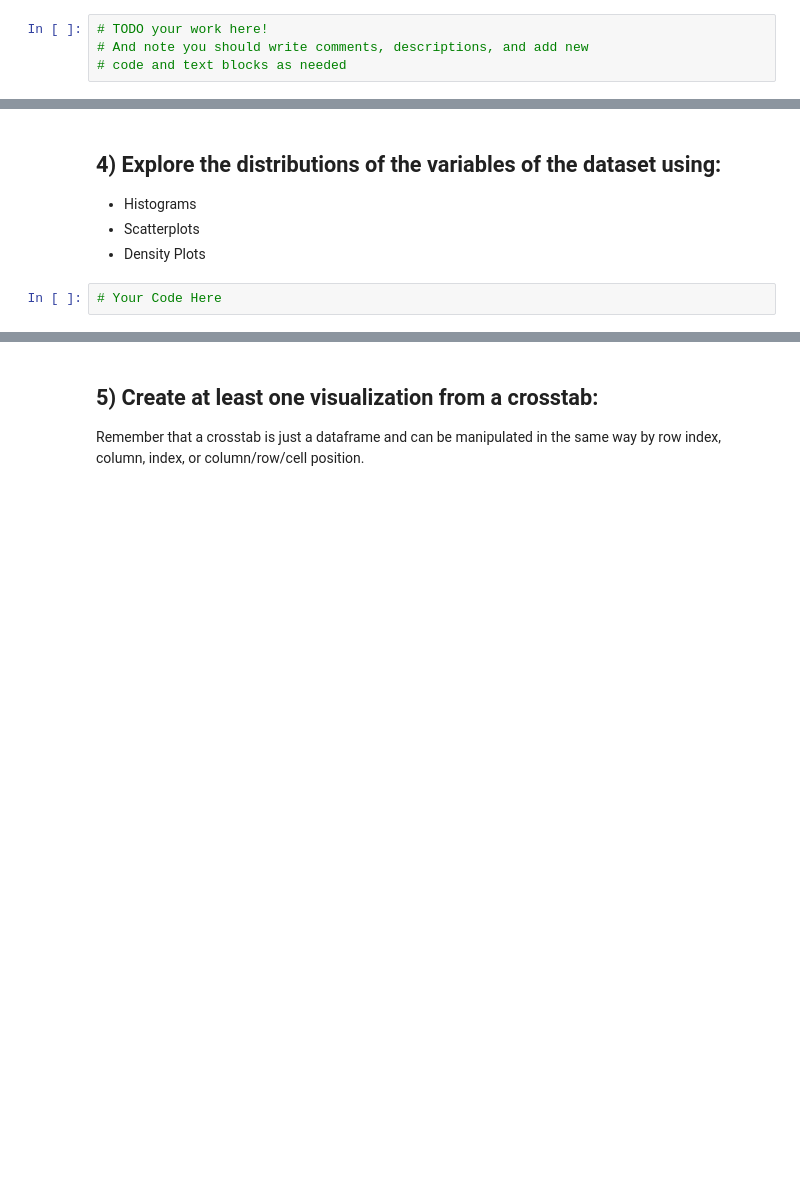
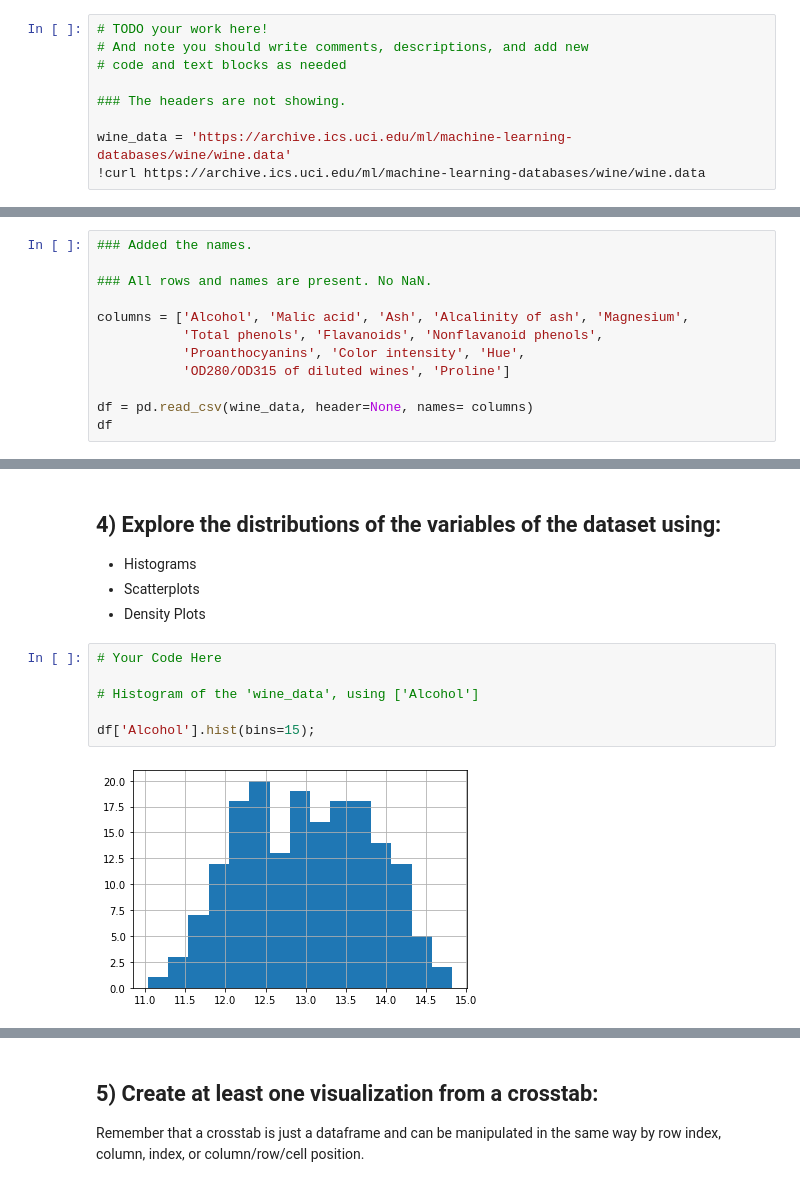
Before and after one commit to Yonipineda/DS-Unit-1-Sprint-1-Data-Wrangling-and-Storytelling, a Jupyter notebook: module1-exploratory-data-analysis/YoniPineda_DS11_Practice_loading_and_Exploring_Datasets.ipynb, the cells around one changed output, grey strips where cells are left out. Saved outputs shown, nothing was run; the diff lists cells and outputs as text; blank space fills up the shorter version.

```diff
--- a/module1-exploratory-data-analysis/YoniPineda_DS11_Practice_loading_and_Exploring_Datasets.ipynb
+++ b/module1-exploratory-data-analysis/YoniPineda_DS11_Practice_loading_and_Exploring_Datasets.ipynb
@@ -26,3 +26,8 @@ Please navigate to the home page and choose a dataset (other than the Adult data
 # TODO your work here!
 # And note you should write comments, descriptions, and add new
 # code and text blocks as needed
+
+### The headers are not showing.
+
+wine_data = 'https://archive.ics.uci.edu/ml/machine-learning-databases/wine/wine.data'
+!curl https://archive.ics.uci.edu/ml/machine-learning-databases/wine/wine.data
@@ -28,0 +111,12 @@ Please navigate to the home page and choose a dataset (other than the Adult data
+# %%
+### Added the names.
+
+### All rows and names are present. No NaN.
+
+columns = ['Alcohol', 'Malic acid', 'Ash', 'Alcalinity of ash', 'Magnesium',
+           'Total phenols', 'Flavanoids', 'Nonflavanoid phenols',
+           'Proanthocyanins', 'Color intensity', 'Hue',
+           'OD280/OD315 of diluted wines', 'Proline']
+
+df = pd.read_csv(wine_data, header=None, names= columns)
+df
@@ -46,5 +256,11 @@ Take whichever of the above datasets has more categorical variables and use cros
 - Histograms
 - Scatterplots
 - Density Plots
-# %%
-# Your Code Here
+# %%
+# Your Code Here
+
+# Histogram of the 'wine_data', using ['Alcohol']
+
+df['Alcohol'].hist(bins=15);
+# %% [output]
+[figure, added]
```
Also changed, not shown: parts of 20 cells of this notebook.
